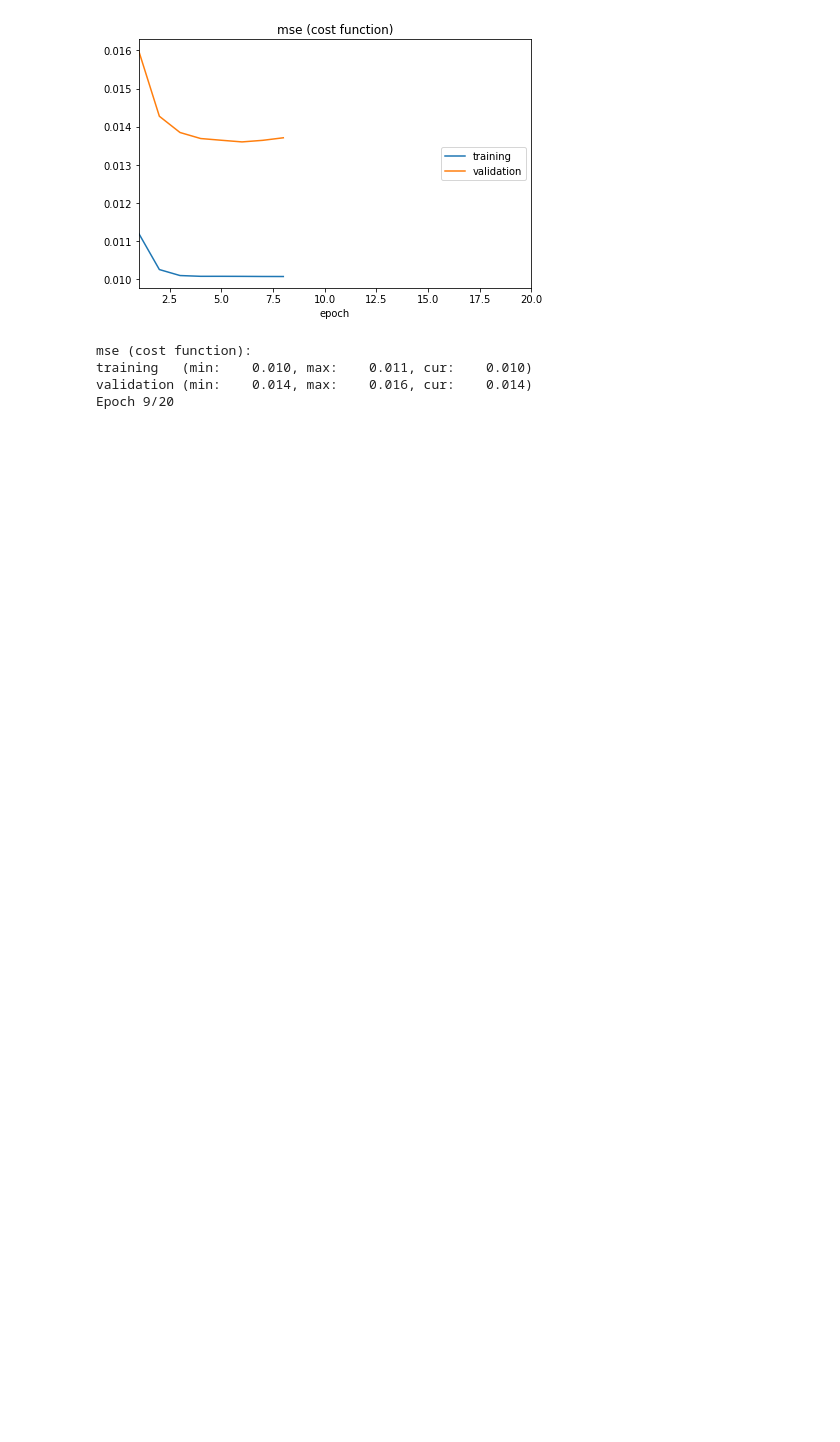
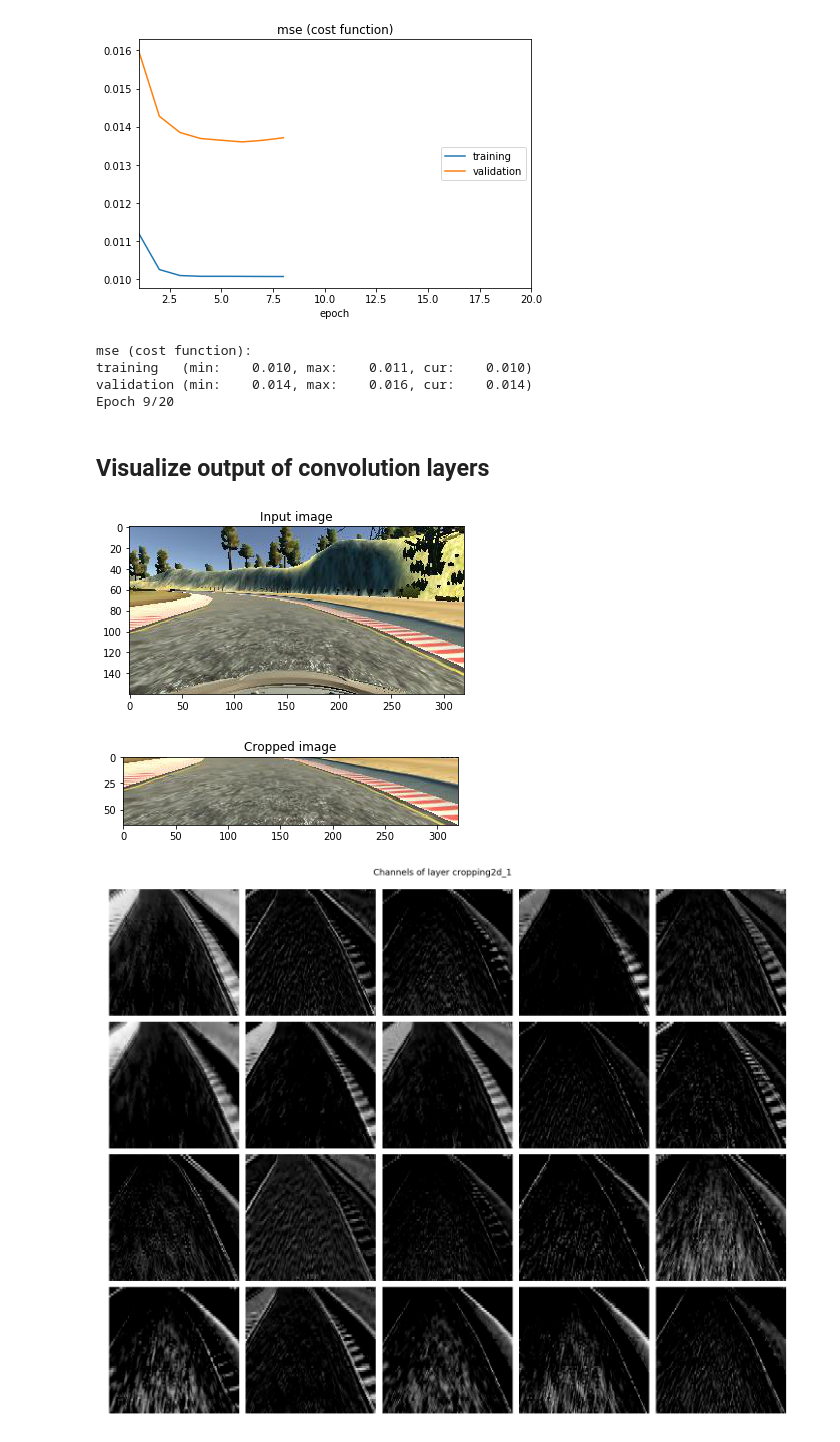
Before and after one commit to koulakis/CarND-Behavioral-Cloning-P3, a Jupyter notebook: clone.ipynb, the cells around one changed output. Saved outputs shown, nothing was run; the diff lists cells and outputs as text; code cells hidden in the pictures; blank space fills up the shorter version.

Commit message:
Plots intermediate layers.

```diff
--- a/clone.ipynb
+++ b/clone.ipynb
@@ -42,8 +45,8 @@ measurements = np.hstack([raw_measurements, measurements_flipped])
 ## Define model
 # %%
 model = Sequential([
-    Lambda(lambda x: x / 255.0 - 0.5, input_shape=IMAGE_SHAPE),
-    Cropping2D(cropping=((70, 25), (0, 0))),
+    Cropping2D(cropping=((70, 25), (0, 0)), input_shape=IMAGE_SHAPE),
+    Lambda(lambda x: x / 255.0 - 0.5),
     Conv2D(20, (5, 5), activation='relu'),
     Conv2D(20, (5, 5), activation='relu'),
     MaxPooling2D(),
@@ -107,3 +109,5 @@ validation (min:    0.014, max:    0.016, cur:    0.014)
 Epoch 9/20
 # %%
 model.save('./models/model_lenet_variant_cropped_images.h5a')
+# %% [markdown]
+## Visualize output of convolution layers
@@ -109,0 +120,44 @@ model.save('./models/model_lenet_variant_cropped_images.h5a')
+# %%
+def plot_layer_channels(layer, name):
+    number_of_channels = layer.shape[2]
+    square_size = int(np.ceil(np.sqrt(number_of_channels)))
+
+    fig, axes = plt.subplots(nrows=square_size, ncols=square_size, figsize=(20,20))
+    for idx, image in enumerate(layer.transpose(2, 0, 1)):
+        row = idx // square_size
+        col = idx % square_size
+        axes[row, col].axis('off')
+        axes[row, col].imshow(image, cmap='gray', aspect='auto')
+
+    for idx in [i for i in range(square_size ** 2) if i >= number_of_channels]:
+        row = idx // square_size
+        col = idx % square_size
+        fig.delaxes(axes[row, col])
+
+    plt.tight_layout()
+    plt.subplots_adjust(top=0.95)
+    fig.suptitle(f'Channels of layer {name}', fontsize=18)
+    plt.subplots_adjust(wspace=.05, hspace=.05)
+    plt.show()
+# %%
+def plot_layers(input_image, evaluation_functions):
+    layer_outputs = evaluation_functions([[input_image], 0.])
+
+    plt.title('Input image')
+    plt.imshow(input_image)
+    plt.show()
+
+    plt.title('Cropped image')
+    plt.imshow(layer_outputs[0][0].astype('uint8'))
+    plt.show()
+
+    for layer, name in zip(layer_outputs[1:], layer_names):
+        plot_layer_channels(layer[0], name)
+# %%
+test_image = images[0]
+
+plot_layers(test_image, evaluation_functions)
+# %% [output]
+[figure, added]
+[figure, added]
+[figure, added]
```
Also changed, not shown: parts of 6 cells of this notebook.
